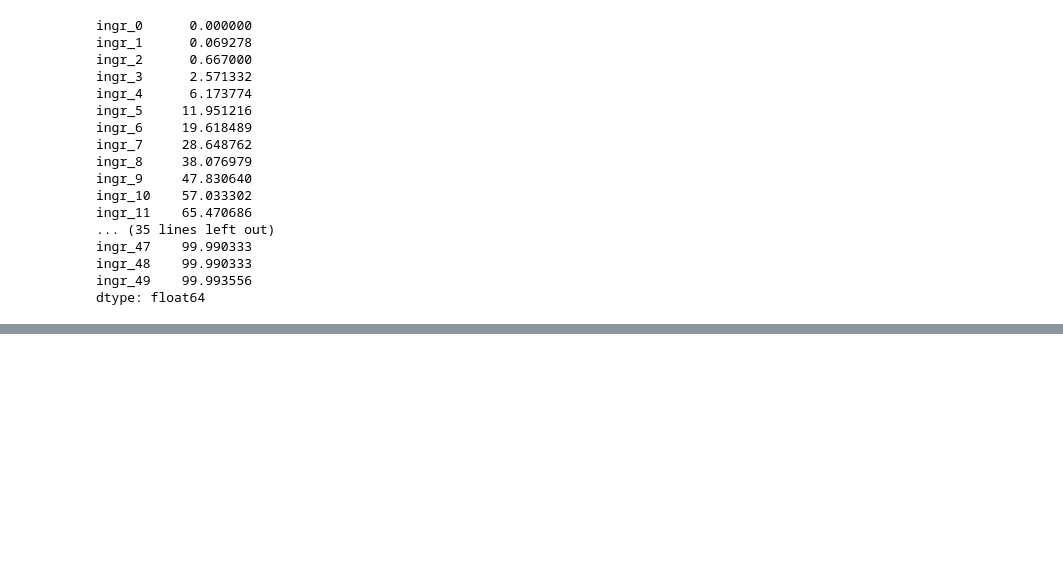
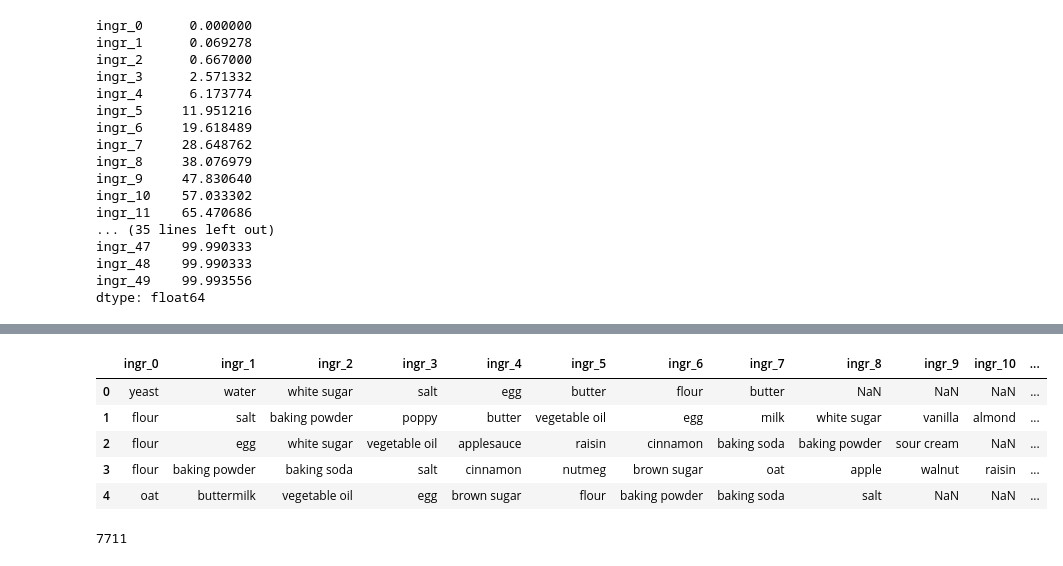
Before and after one commit to BloomTech-Labs/MyDish-DS, a Jupyter notebook: slightfoot/ing_pred_model.ipynb, the cells around one changed output, grey strips where cells are left out. Saved outputs shown, nothing was run; the diff lists cells and outputs as text; code cells hidden in the pictures; blank space fills up the shorter version.

```diff
--- a/slightfoot/ing_pred_model.ipynb
+++ b/slightfoot/ing_pred_model.ipynb
@@ -236,0 +289,15 @@ at this point -
+# %%
+derp_list = []
+for i in range(len(modelDF)):
+    row = modelDF.iloc[i]
+    derp_list.append([item for item in row if item])
+
+modelDF['ingredients'] = pd.Series(derp_list)
+modelDF.head()
+# %% [output]
+|  | ingr_0 | ingr_1 | ingr_2 | ingr_3 | ingr_4 | ingr_5 | ingr_6 | ingr_7 | ingr_8 | ingr_9 | ingr_10 | ... |
+| 0 | yeast | water | white sugar | salt | egg | butter | flour | butter | NaN | NaN | NaN | ... |
+| 1 | flour | salt | baking powder | poppy | butter | vegetable oil | egg | milk | white sugar | vanilla | almond | ... |
+| 2 | flour | egg | white sugar | vegetable oil | applesauce | raisin | cinnamon | baking soda | baking powder | sour cream | NaN | ... |
+| 3 | flour | baking powder | baking soda | salt | cinnamon | nutmeg | brown sugar | oat | apple | walnut | raisin | ... |
+| 4 | oat | buttermilk | vegetable oil | egg | brown sugar | flour | baking powder | baking soda | salt | NaN | NaN | ... |
@@ -236,0 +321,4 @@ at this point -
+# %%
+len(ingr_int)
+# %% [output]
+7711
```
Also changed, not shown: parts of 11 cells of this notebook, 1 other file.
